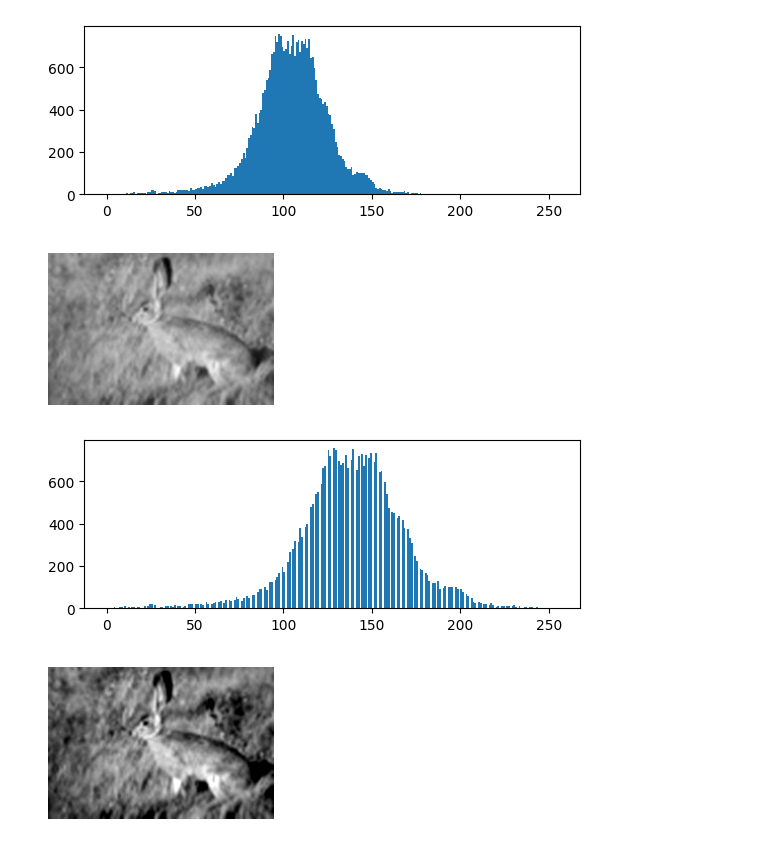
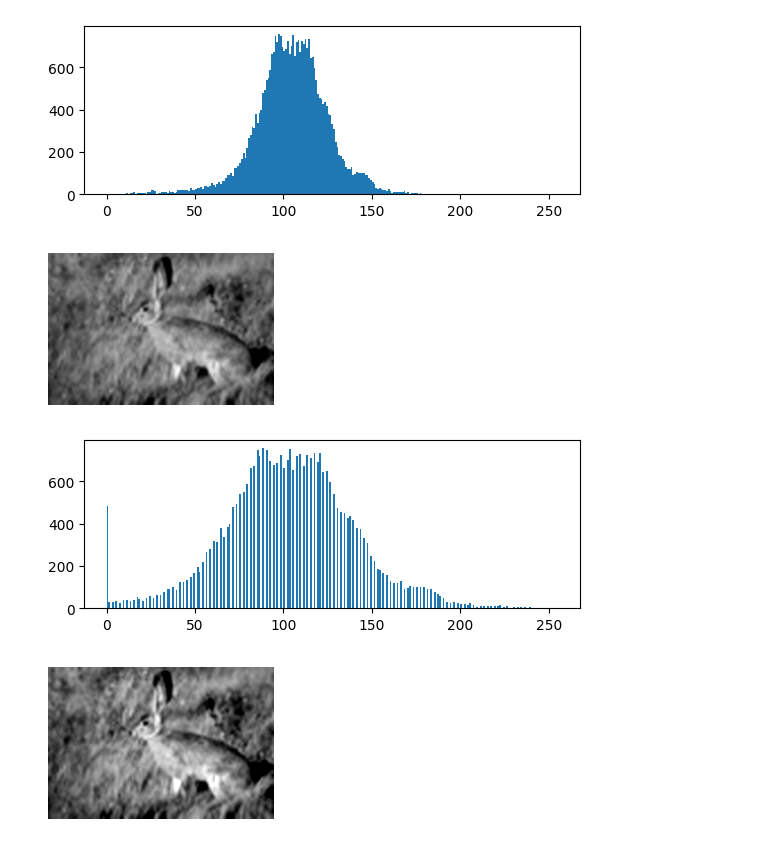
Before and after one commit to n-eisei/image-engineering, a Jupyter notebook: 5-binaryimg/binaryimage.ipynb, the cells around one changed output. Cells and saved outputs as stored; diff of their text form; code cells hidden in the pictures.

Commit message:
update tone curve function

```diff
--- a/5-binaryimg/binaryimage.ipynb
+++ b/5-binaryimg/binaryimage.ipynb
@@ -46,13 +46,15 @@ histogram(a,256,2,1,1)
 [figure]
 # %%
 #画像の画素値を[0,255]の範囲に変換
+#上のヒストグラムを見れば、[0,50]画素値の画素数がすくないから、その範囲の画素値を全部０にして、さらに、(0,50]の範囲を他の画素に使わせる。
 
-b = ((a - a.min()) / (a.max()-a.min())) * 255
+b = np.where(a<=50, 0, a)
+b = np.where(b>50, ((b - 50) / (b.max()-50)) * 255, b)
 display(b)
 histogram(b,256,2,1,1)
 # %% [output]
-[figure, old version]
+[figure, new version]
-[figure, old version]
+[figure, new version]
 # %%
 # 画像ライブラリPillowを使う。
 
```
Also changed, not shown: parts of 3 cells of this notebook.
